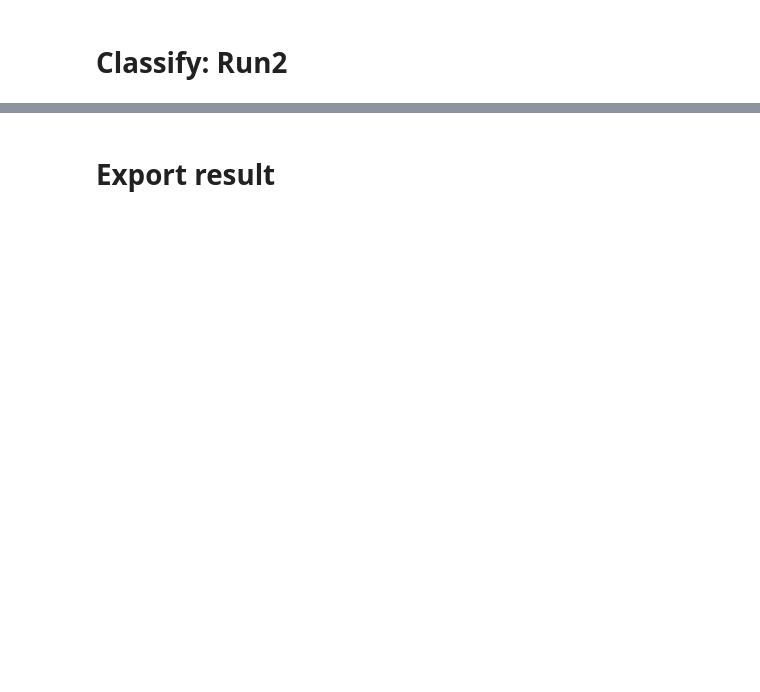
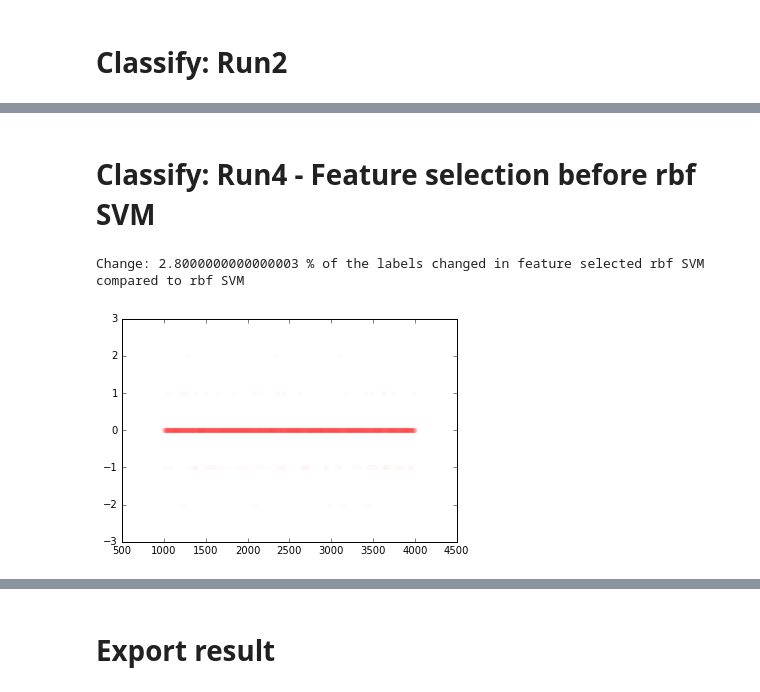
Before and after one commit to zcamilo/MachineBurning, a Jupyter notebook: p2/project2.ipynb, the cells around one changed output, grey strips where cells are left out. Drawn from its saved outputs; the diff is of its cells as text; code cells hidden in the pictures; blank space fills up the shorter version.

```diff
--- a/p2/project2.ipynb
+++ b/p2/project2.ipynb
@@ -74,0 +101,34 @@ Change: 0.3 % of the labels changed
+# %% [markdown]
+# Classify: Run4 - Feature selection before rbf SVM
+# %%
+from sklearn import svm, neighbors
+from sklearn.linear_model import RandomizedLasso
+from sklearn.feature_selection import SelectFromModel
+
+# Feature selection
+lsvc = svm.LinearSVC(C=0.01,penalty="l1",dual=False).fit(x_tr_scaled,y_tr)
+model = SelectFromModel(lsvc,prefit=True)
+x_tr_scaled_feature = model.transform(x_tr_scaled)
+x_tst_scaled_feature = model.transform(x_tst_scaled)
+
+# Train
+clf = svm.SVC(kernel="rbf")
+clf.fit(x_tr_scaled_feature, y_tr)
+
+# Predict
+y_tst_4=clf.predict(x_tst_scaled_feature)
+
+# plot difference
+count=0 # count counts the number of labels that changed between the two runs!
+y_tst_diff=y_tst_4-y_tst_2
+scatter(nindex,y_tst_diff,alpha=0.01, color='red')
+
+# count difference
+mylength=len(y_tst_diff)
+for i in myrange:
+    if y_tst_diff[i]!=0:
+        count+=1
+print("Change:",count/mylength*100,"% of the labels changed in feature selected rbf SVM compared to rbf SVM")
+# %% [output]
+Change: 2.8000000000000003 % of the labels changed in feature selected rbf SVM compared to rbf SVM
+[figure, added]
```
Also changed, not shown: parts of 8 cells of this notebook, 4 other files.
